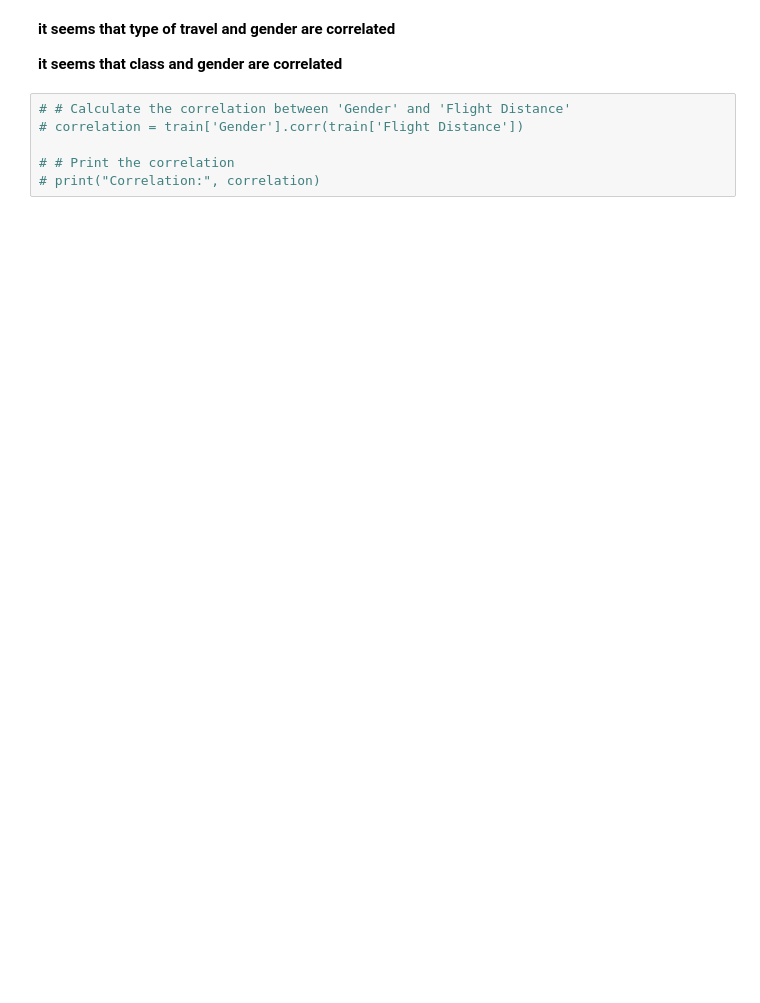
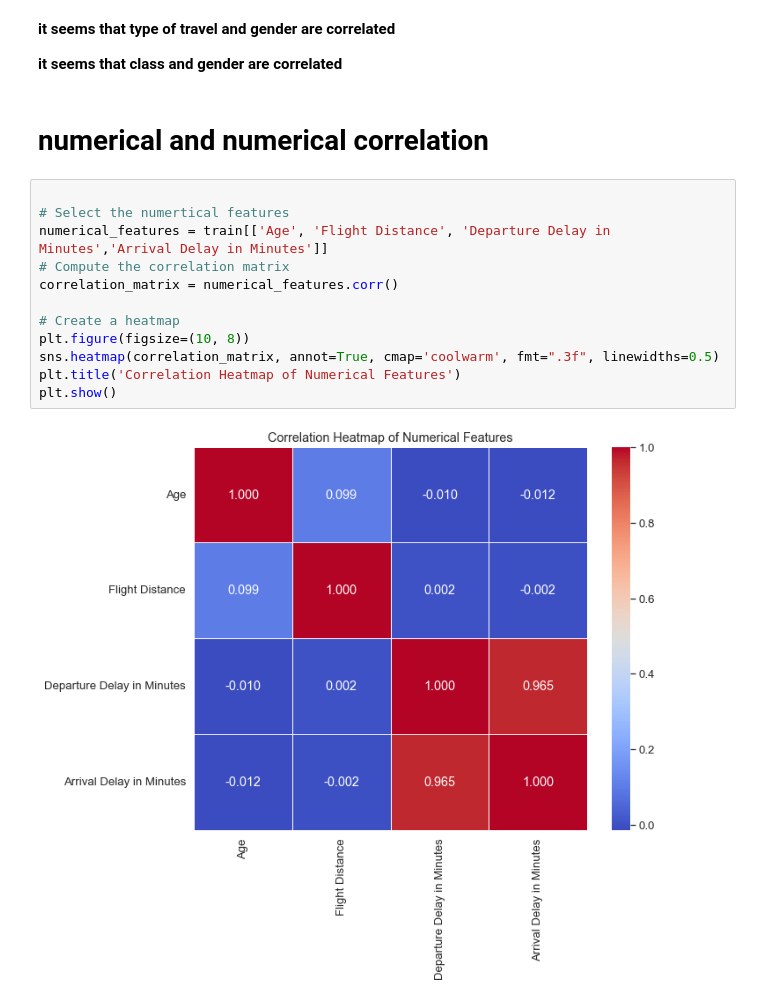
Before and after one commit to norhanreda/Air-line-passenger-satisfaction, a Jupyter notebook: visualisation.ipynb, the cells around one changed output. Saved outputs shown, nothing was run; the diff lists cells and outputs as text; blank space fills up the shorter version.

Commit message:
adding some correlation calculations in visiualition

```diff
--- a/visualisation.ipynb
+++ b/visualisation.ipynb
@@ -304,9 +265,19 @@ NameError: name 'sns' is not defined
 **it seems that type of travel and gender are correlated**
 
 **it seems that class and gender are correlated**
-# %%
-# # Calculate the correlation between 'Gender' and 'Flight Distance'
-# correlation = train['Gender'].corr(train['Flight Distance'])
-
-# # Print the correlation
-# print("Correlation:", correlation)
+# %% [markdown]
+# numerical and numerical correlation
+# %%
+
+# Select the numertical features
+numerical_features = train[['Age', 'Flight Distance', 'Departure Delay in Minutes','Arrival Delay in Minutes']]
+# Compute the correlation matrix
+correlation_matrix = numerical_features.corr()
+
+# Create a heatmap
+plt.figure(figsize=(10, 8))
+sns.heatmap(correlation_matrix, annot=True, cmap='coolwarm', fmt=".3f", linewidths=0.5)
+plt.title('Correlation Heatmap of Numerical Features')
+plt.show()
+# %% [output]
+[figure, added]
```
Also changed, not shown: parts of 12 cells of this notebook.
